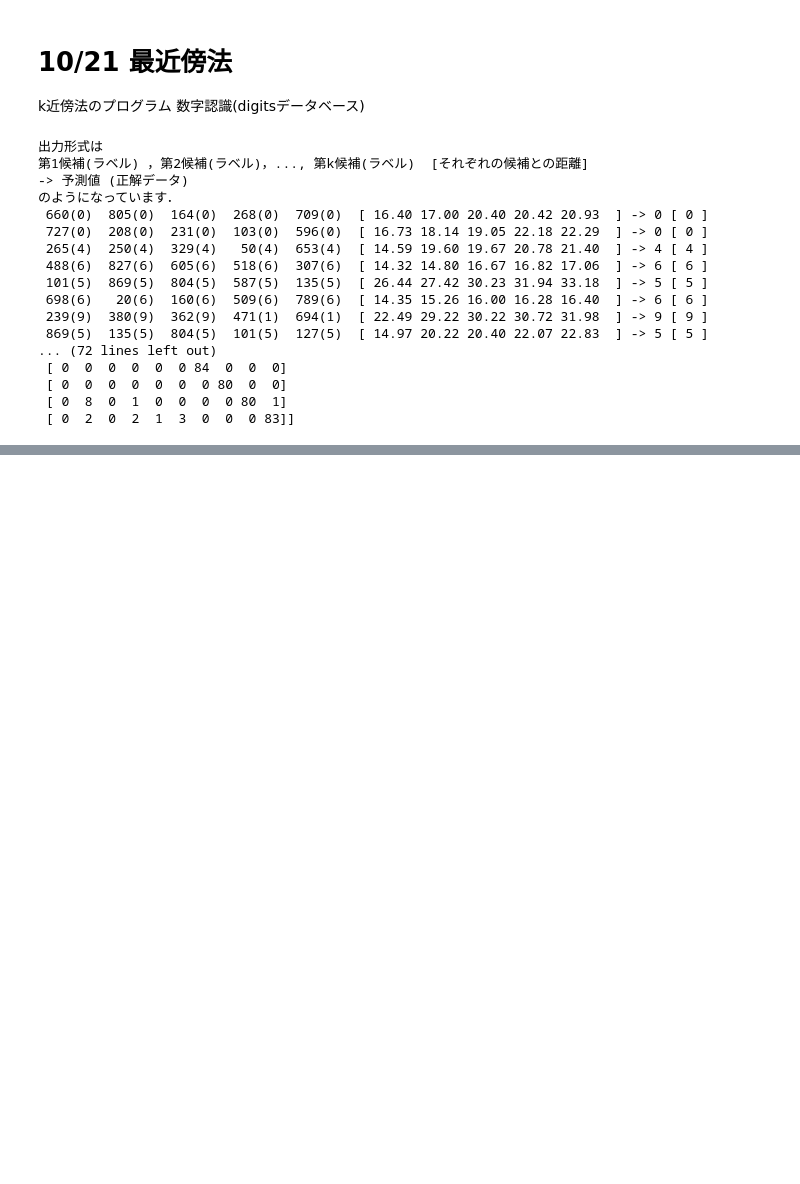
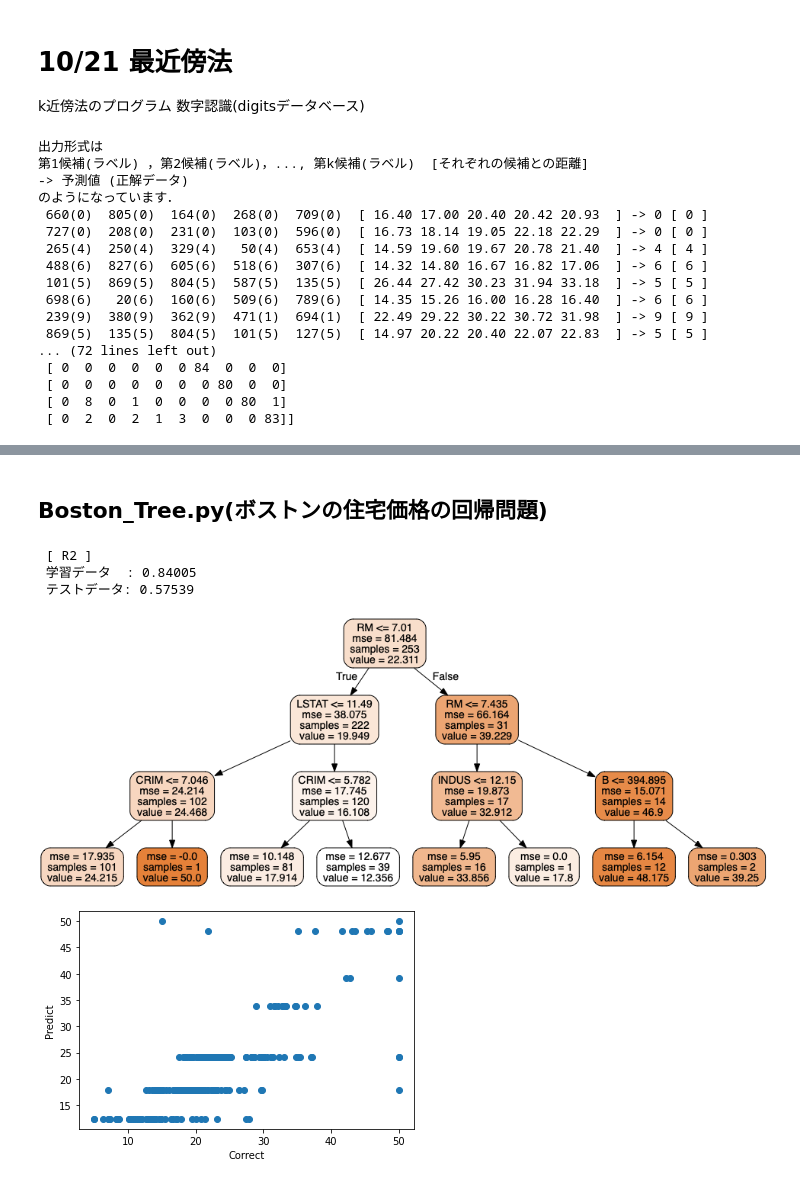
Before and after one commit to evggzzz/Machine_Learning, a Jupyter notebook: Lecture_of_ML_2019/Lecture.ipynb, the cells around one changed output, grey strips where cells are left out. Drawn from its saved outputs; the diff is of its cells as text; code cells hidden in the pictures; blank space fills up the shorter version.

```diff
--- a/Lecture_of_ML_2019/Lecture.ipynb
+++ b/Lecture_of_ML_2019/Lecture.ipynb
@@ -447,0 +514,69 @@ print(len(image))
+# %% [markdown]
+## Boston_Tree.py(ボストンの住宅価格の回帰問題)
+# %%
+# 回帰木（Bostonデータセット）
+import numpy
+from sklearn import datasets
+from sklearn.model_selection import train_test_split
+from sklearn import tree
+from sklearn.metrics import classification_report, accuracy_score, confusion_matrix
+import matplotlib.pyplot as plt
+
+# データのロード
+boston = datasets.load_boston()
+
+# 特徴量
+feature_names = boston.feature_names
+
+# データ
+data = boston.data
+
+# 価格
+price = boston.target
+
+# 学習データ，テストデータ
+train_data, test_data, train_price, test_price = train_test_split(data, price, test_size=0.5, random_state=None)
+
+# 回帰木
+# 指標(criterion)は平均二乗誤差"mse"
+model = tree.DecisionTreeRegressor(criterion="mse", max_depth=3)
+
+# 学習
+model.fit(train_data, train_price)
+
+# 予測（テストデータ）
+predict = model.predict(test_data)
+
+# R2( 相関係数の二乗 )を求める
+train_score = model.score(train_data, train_price)
+test_score = model.score(test_data, test_price)
+
+print( "\n [ R2 ]" )
+print( " 学習データ  : {0:7.5f}".format( train_score ) )
+print( " テストデータ: {0:7.5f}".format( test_score ) )
+
+# 散布図の描画
+fig = plt.figure()
+plt.scatter( test_price , predict )
+plt.xlabel("Correct")
+plt.ylabel("Predict")
+fig.savefig("result.png")
+
+
+# 決定木の視覚化
+tree.export_graphviz(model, out_file="boston_tree.dot",feature_names=boston.feature_names,filled=True, rounded=True)
+
+# boston_tree.dot を boston_tree.pngに変換(シェルスクリプト)
+! dot -T png boston_tree.dot -o boston_tree.png
+# boston_tree.pngを表示
+from IPython.display import Image
+pwd = ! pwd             #現在のディレクトリを取得
+path = str(pwd)
+path = path[2:len(path)-2] + "/boston_tree.png"    # boston_tree.pngがあるpathを作成
+Image(path)
+# %% [output]
+ [ R2 ]
+ 学習データ  : 0.84005
+ テストデータ: 0.57539
+[figure, added]
+[figure, added]
```
Also changed, not shown: parts of 6 cells of this notebook, 8 other files.
